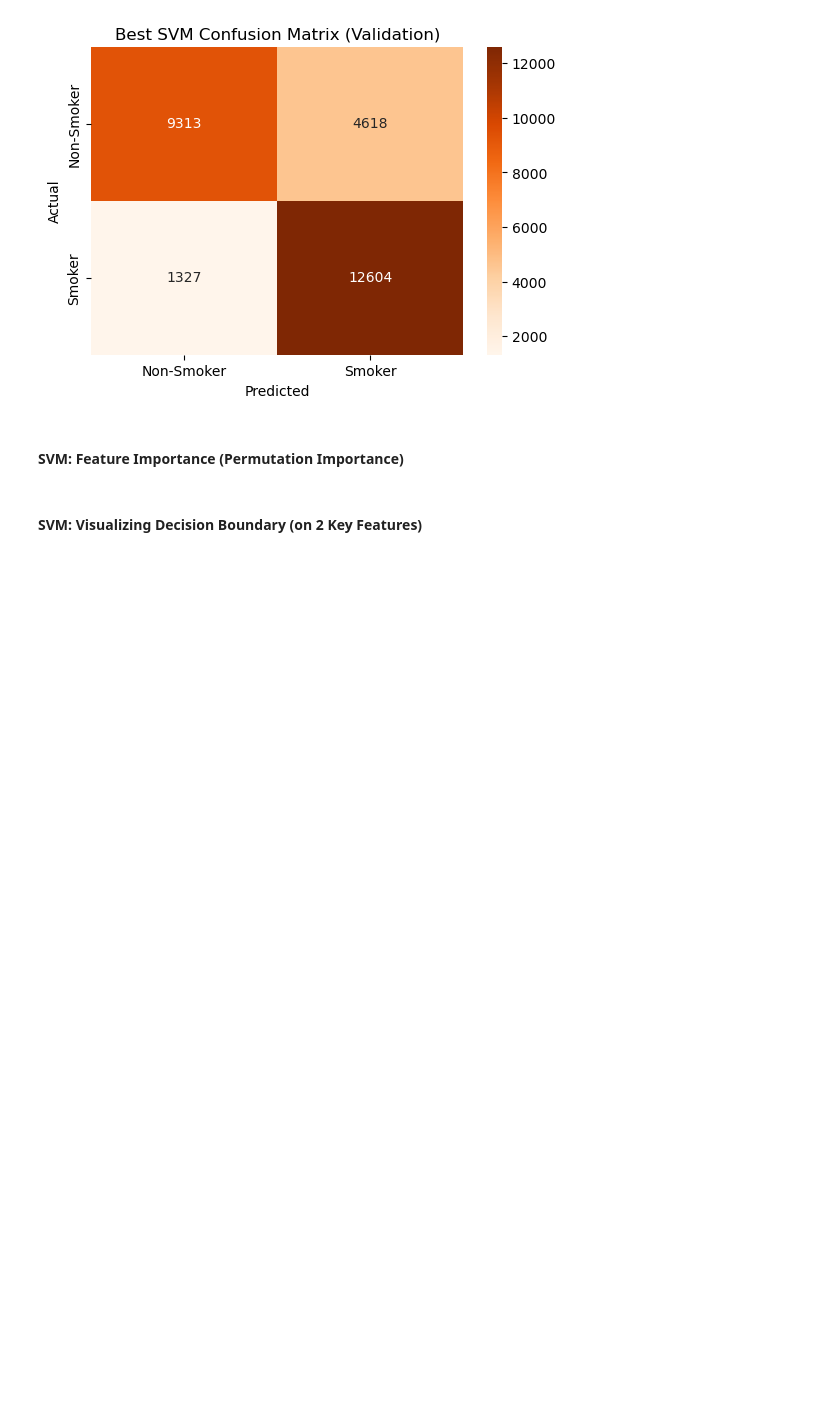
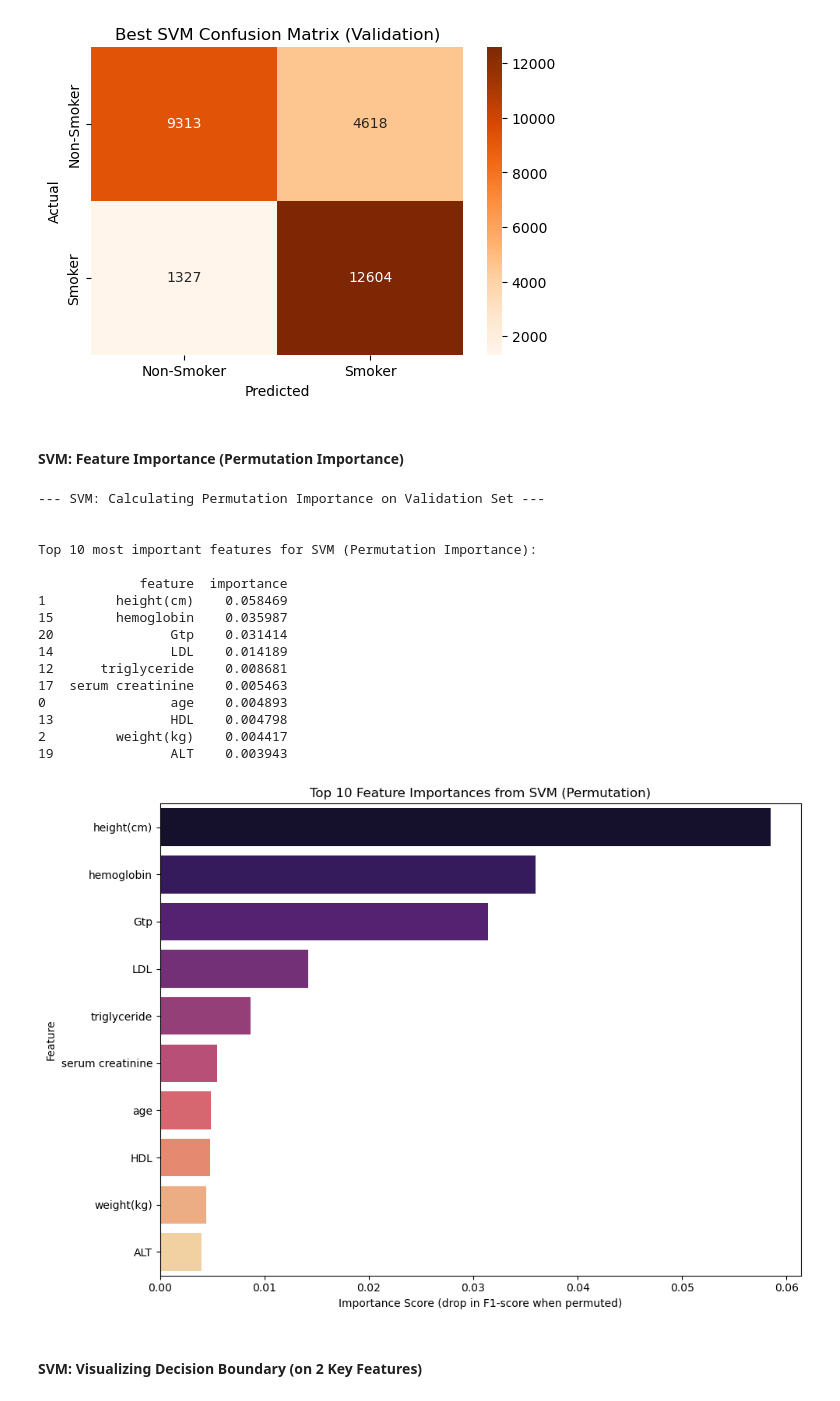
Before and after one commit to bernas013/Project2-AI, a Jupyter notebook: Project_AI_2.ipynb, the cells around one changed output. Saved outputs shown, nothing was run; the diff lists cells and outputs as text; code cells hidden in the pictures; blank space fills up the shorter version.

```diff
--- a/Project_AI_2.ipynb
+++ b/Project_AI_2.ipynb
@@ -853,33 +871,51 @@ ROC-AUC: 0.8530
 # %% [markdown]
 #### SVM: Feature Importance (Permutation Importance)
 # %%
-if 'final_best_svm_classifier' in locals() and 'X_val_processed' in locals() and 'y_val' in locals():
+if 'best_svm_classifier' in locals() and 'X_val_processed' in locals():
     print("\n--- SVM: Calculating Permutation Importance on Validation Set ---\n")
 
-    r_svm = permutation_importance(final_best_svm_classifier, X_val_processed, y_val,
+    r_svm = permutation_importance(best_svm_classifier, X_val_processed, y_val,
                                     n_repeats=3,
                                     random_state=42,
                                     scoring='f1',
                                     n_jobs=-1)
 
     svm_importances_mean = r_svm.importances_mean
     feature_names_svm = X_val_processed.columns
 
     feature_importance_df_svm = pd.DataFrame({'feature': feature_names_svm, 'importance': svm_importances_mean})
     feature_importance_df_svm = feature_importance_df_svm.sort_values(by='importance', ascending=False)
 
     print("\nTop 10 most important features for SVM (Permutation Importance):\n")
     print(feature_importance_df_svm.head(10))
 
     plt.figure(figsize=(10, 7))
     sns.barplot(x='importance', y='feature', data=feature_importance_df_svm.head(10), palette='magma')
     plt.title('Top 10 Feature Importances from SVM (Permutation)')
     plt.xlabel('Importance Score (drop in F1-score when permuted)')
     plt.ylabel('Feature')
     plt.tight_layout()
     plt.show()
 else:
-    print("SVM model ('final_best_svm_classifier') or validation data not found for permutation importance.")
+    print("SVM model ('best_svm_classifier') or validation data not found for permutation importance.")
+# %% [output]
+--- SVM: Calculating Permutation Importance on Validation Set ---
+
+
+Top 10 most important features for SVM (Permutation Importance):
+
+             feature  importance
+1         height(cm)    0.058469
+15        hemoglobin    0.035987
+20               Gtp    0.031414
+14               LDL    0.014189
+12      triglyceride    0.008681
+17  serum creatinine    0.005463
+0                age    0.004893
+13               HDL    0.004798
+2         weight(kg)    0.004417
+19               ALT    0.003943
+[figure, added]
 # %% [markdown]
 #### SVM: Visualizing Decision Boundary (on 2 Key Features)
 # %%
```
Also changed, not shown: parts of 15 cells of this notebook.
